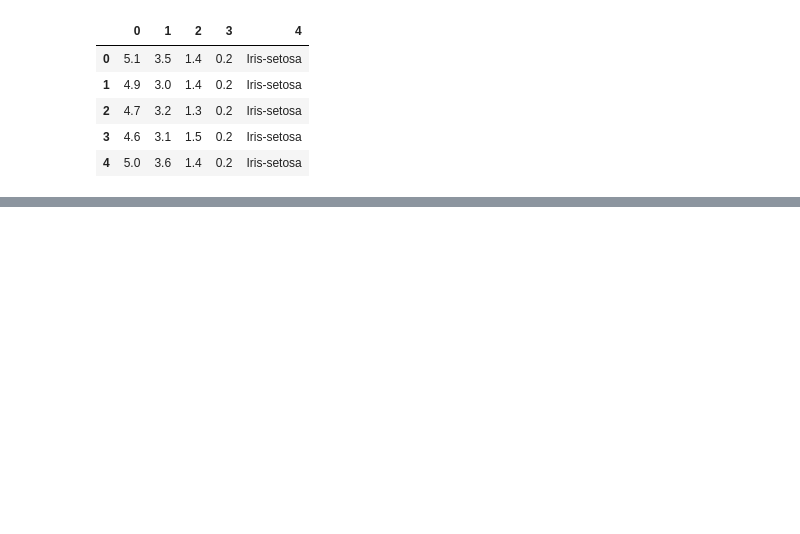
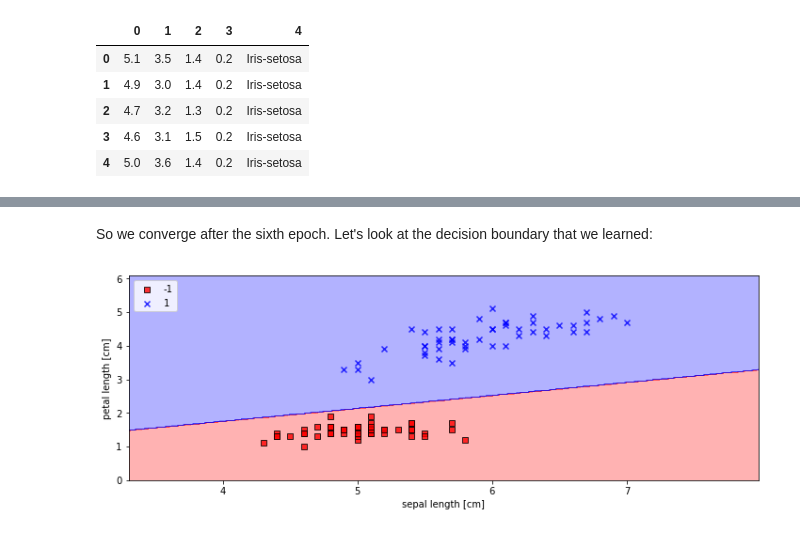
Before and after one commit to npabon/python_machine_learning, a Jupyter notebook: ch_2_perceptron_adaline_sgd.ipynb, the cells around one changed output, grey strips where cells are left out. Saved outputs shown, nothing was run; the diff lists cells and outputs as text; code cells hidden in the pictures; blank space fills up the shorter version.

```diff
--- a/ch_2_perceptron_adaline_sgd.ipynb
+++ b/ch_2_perceptron_adaline_sgd.ipynb
@@ -40,0 +66,12 @@ plt.show()
+# %% [markdown]
+So we converge after the sixth epoch. Let's look at the decision boundary that we learned:
+# %%
+from extra import plot_decision_regions
+plt.figure(figsize=(12, 4))
+plot_decision_regions(X, y, classifier=ppn1)
+plt.xlabel('sepal length [cm]')
+plt.ylabel('petal length [cm]')
+plt.legend(loc='upper left')
+plt.show()
+# %% [output]
+[figure, added]
```
Also changed, not shown: parts of 14 cells of this notebook, 1 other file.
